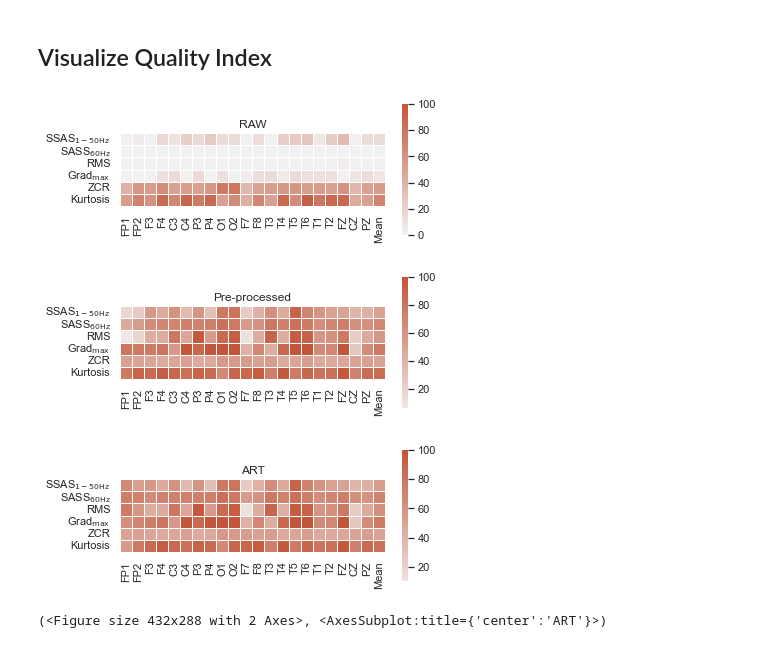
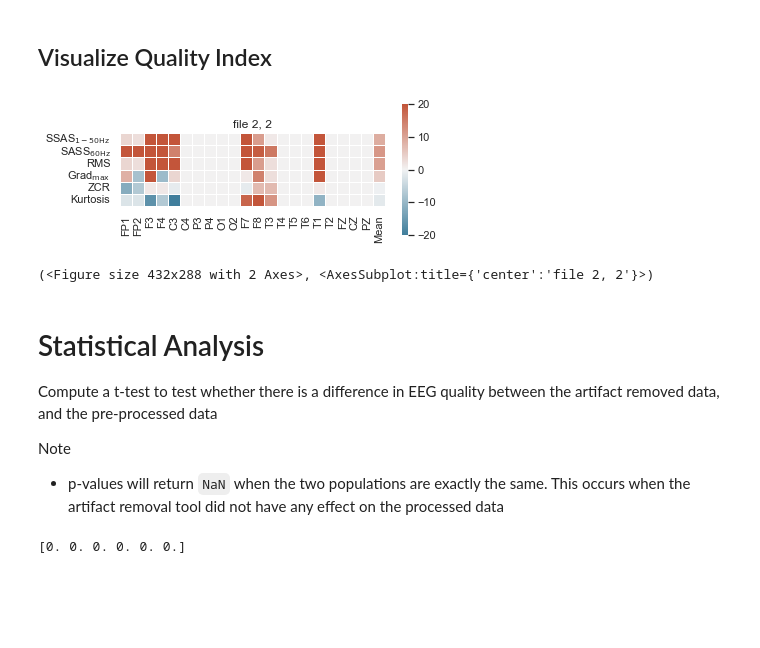
Before and after one commit to danielcomaduran/artifact-removal-tool-validation, a Jupyter notebook: Notebooks/02_Temple_Validation.ipynb, the cells around one changed output. Drawn from its saved outputs; the diff is of its cells as text; code cells hidden in the pictures; blank space fills up the shorter version.

```diff
--- a/Notebooks/02_Temple_Validation.ipynb
+++ b/Notebooks/02_Temple_Validation.ipynb
@@ -37,14 +37,16 @@ notebook_dir = os.getcwd()              # Notebook directory
 os.chdir('..')                          # Move one folder up
 main_dir = os.getcwd()                  # Main project directory
 data_folder = main_dir + "\\Data"       # Data folder
-all_files = os.listdir(path=data_folder)# List of subjects
+npz_folder = data_folder + "\\NPZ"
+all_files = os.listdir(path=npz_folder)# List of subjects
 os.chdir(notebook_dir)                  # Return to notebook directory
 
 # - Select only .edf files and remove file extension
-edf_files = [file.split('.')[0] for file in all_files if file.split('.')[-1] =='edf']
+npz_files = [file.split('.')[0] for file in all_files if file.split('.')[-1] =='npz']
 
 ## Preallocate variables
-n_files = len(edf_files)        # Number of files
+n_artifacts = 3                 # Number of artifacts to process
+n_files = len(npz_files)        # Number of files
 clean_eeg = [None] * n_files    # Clean segment of EEG data [V] [n_channels x samples]
 eye_eeg = [None] * n_files      #
 mus_eeg = [None] * n_files
@@ -58,9 +60,9 @@ eeg_valid_chans = np.array(['FP1','FP2','F3','F4','C3','C4','P3','P4','O1','O2',
 n_chans = len(eeg_valid_chans)
 
 # - Select only the valid channels from each file
-for f,file in enumerate(edf_files):
+for f,file in enumerate(npz_files):
     # Load temporary data
-    temp_file_name = data_folder + '\\' + file + '.npz'
+    temp_file_name = npz_folder + '\\' + file + '.npz'
     temp_data = np.load(temp_file_name, allow_pickle=True)
 
     # Get index of valid EEG channels
@@ -210,7 +222,7 @@ Apply the [artifact removal tools](../Functions/artifact_removal_tools.py) to th
 # %%
 #%% Settings
 # - Plot settings
-plot = True     # Boolean to plot data without artifacts
+plot = False     # Boolean to plot data without artifacts
 scale = 1e6     # Scale for EEG data
 offset = 100    # Offset for filtered data (after scaling)
 
@@ -219,14 +231,13 @@ window_length = 0.9 # Window length for embedding matrix [sec]
 fd_threshold = 1.3
 ssa_threshold = 0.1
 n_clusters = 10     # Number of clusters for kmean classification [n]
-n_artifacts = 1     # Number of artifacts trials to clean
 
 #%% Preallocate data
 eye_clean = [None] * n_files
 mus_clean = [None] * n_files
 
 #%% Apply ART
-for f in range(n_files-1):
+for f in range(n_files):
     # Preallocate variables
     eye_clean[f] = [None] * n_artifacts
     mus_clean[f] = [None] * n_artifacts
@@ -255,13 +266,13 @@ for f in range(n_files-1):
         ax[0].set_title("Eye artifacts")
         temp_time = np.linspace(0, np.max(np.shape(eye_pre_eeg[f][0]))/srate[f], np.max(np.shape(eye_pre_eeg[f][0])))
         ax[0].plot(temp_time, scale*eye_pre_eeg[f][0][0,:], label="filt")
-        ax[0].plot(temp_time, scale*eye_clean[f][0][0,:] - offset, label="clean")
+        ax[0].plot(temp_time, scale*eye_clean[f][0][0,:], label="clean")
         ax[0].set_ylabel("Amplitude\n[$\mu$V]")
 
         ax[1].set_title("Muscle artifact")
         temp_time = np.linspace(0, np.max(np.shape(mus_pre_eeg[f][0]))/srate[f], np.max(np.shape(mus_pre_eeg[f][0])))
         ax[1].plot(temp_time, scale*mus_pre_eeg[f][0][0,:], label="filt")
-        ax[1].plot(temp_time, scale*mus_clean[f][0][0,:] - offset, label="clean")
+        ax[1].plot(temp_time, scale*mus_clean[f][0][0,:], label="clean")
         ax[1].set_ylabel("Amplitude\n[$\mu$V]")
         ax[1].set_xlabel("Time [sec]")
 
@@ -382,11 +462,26 @@ trim_eye_eeg_art = trim_to_window(eye_clean[0][0], axis=1, window=window_size)
 # %% [markdown]
 ## Visualize Quality Index
 # %%
-eeg_quality_index.heatmap(cp_eye_raw, chans=eeg_valid_chans.tolist(), title="RAW")
-eeg_quality_index.heatmap(cp_eye_pre, chans=eeg_valid_chans.tolist(), title="Pre-processed")
-eeg_quality_index.heatmap(cp_eye_art, chans=eeg_valid_chans.tolist(), title="ART")
+
+# Enable these lines for RAW, pre-processed, ART
+# eeg_quality_index.heatmap(cp_eye_raw, chans=eeg_valid_chans.tolist(), title="RAW")
+# eeg_quality_index.heatmap(cp_eye_pre, chans=eeg_valid_chans.tolist(), title="Pre-processed")
+# eeg_quality_index.heatmap(cp_eye_art, chans=eeg_valid_chans.tolist(), title="ART")
+
+# Enable this line to see improvement in art vs pre-processed
+f = 2
+a = 2
+vals = [-20, 20]
+
+
+eeg_quality_index.heatmap(cp_eye_art[f][a]-cp_eye_pre[f][a], vals=vals, chans=eeg_valid_chans.tolist(), title=f"file {f}, {a}")
 # %% [output]
-[figure, old version]
+[figure, new version]
-[figure, removed]
-[figure, removed]
-(<Figure size 432x288 with 2 Axes>, <AxesSubplot:title={'center':'ART'}>)
+(<Figure size 432x288 with 2 Axes>, <AxesSubplot:title={'center':'file 2, 2'}>)
+# %% [markdown]
+# Statistical Analysis
+
+Compute a t-test to test whether there is a difference in EEG quality between the artifact removed data, and the pre-processed data
+
+Note
+- p-values will return `NaN` when the two populations are exactly the same. This occurs when the artifact removal tool did not have any effect on the processed data
@@ -392,0 +495,10 @@ eeg_quality_index.heatmap(cp_eye_art, chans=eeg_valid_chans.tolist(), title="ART
+# %%
+c = 8
+# data_temp = np.concatenate((reshaped_art[:,:,c], reshaped_pre[:,:,c]), axis=0)
+data_temp = (reshaped_art[:,:,c] - reshaped_pre[:,:,c])
+
+sem = np.std(data_temp, axis=0, ddof=1)
+print(sem)
+# data_temp = np.array((reshaped_art[:,:,c], reshaped_pre[:,:,c]))
+# %% [output]
+[0. 0. 0. 0. 0. 0.]
```
Also changed, not shown: parts of 10 cells of this notebook, 2 other files.
